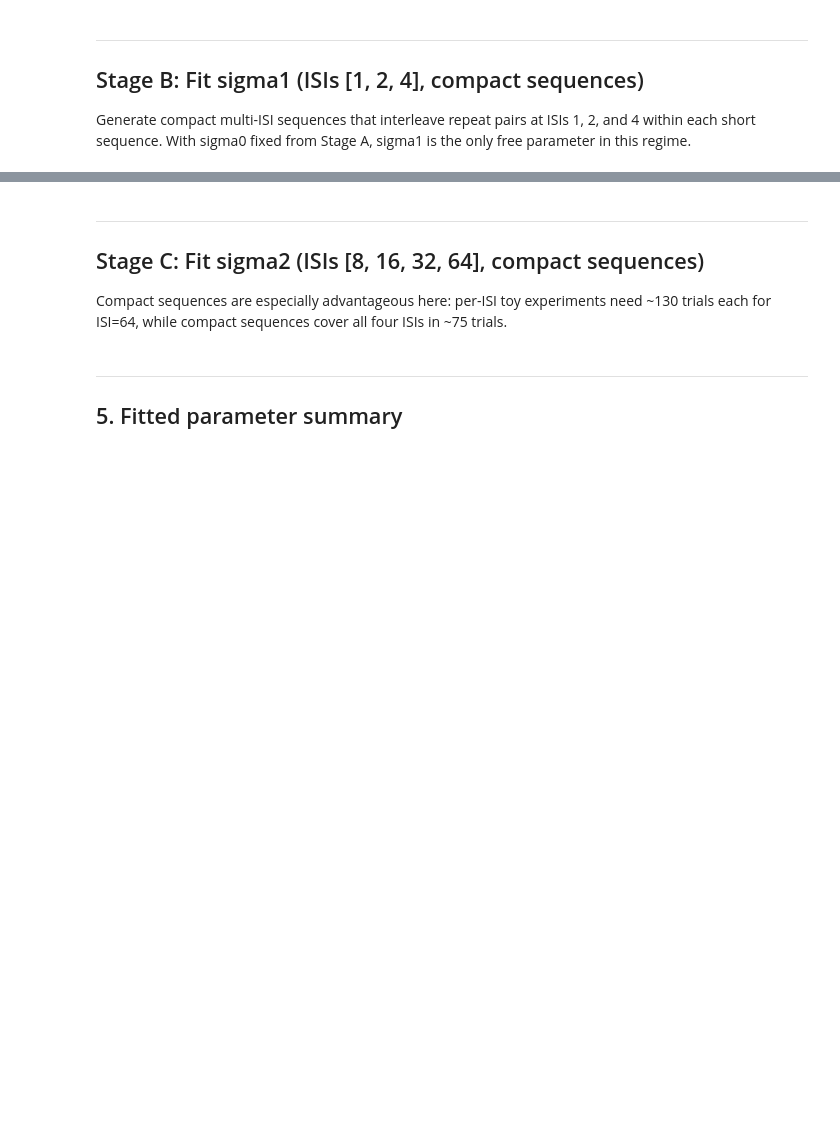
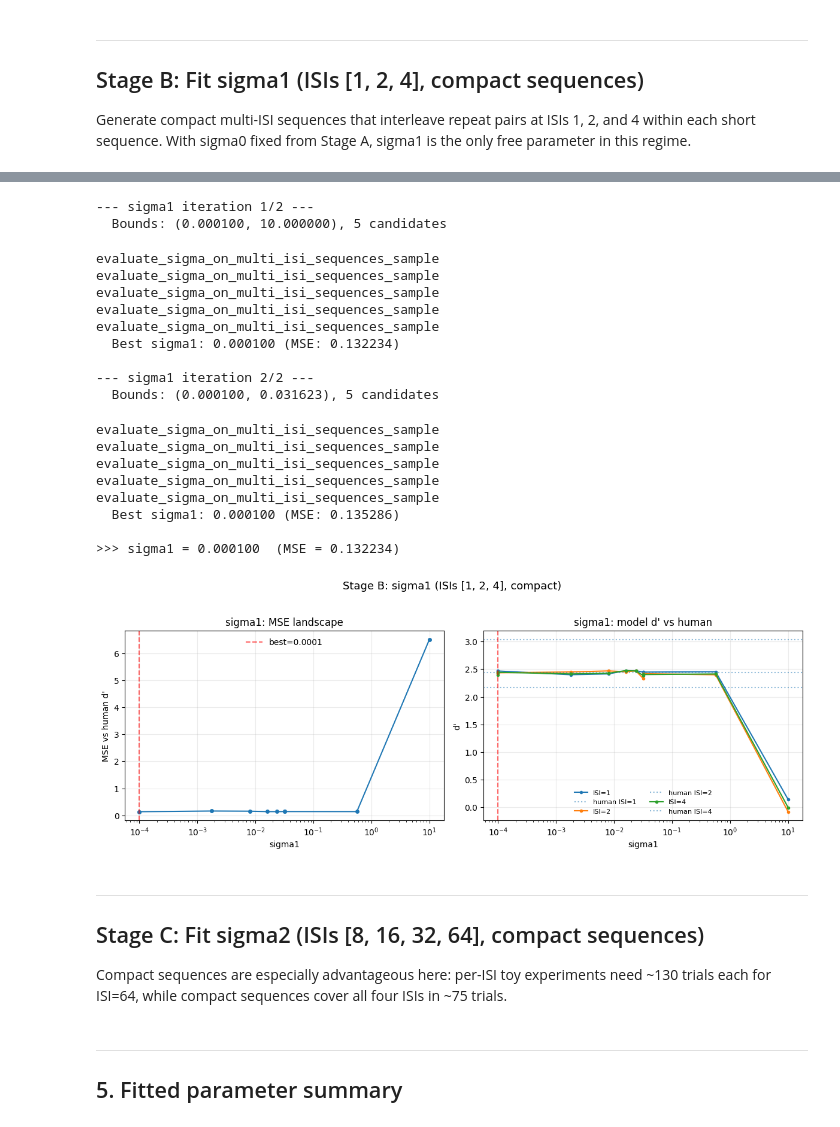
Before and after one commit to bjmedina/memory, a Jupyter notebook: notebooks/2026-03-08_three-stage-compact-fitting-v3-sparse12.ipynb, the cells around one changed output, grey strips where cells are left out. Saved outputs shown, nothing was run; the diff lists cells and outputs as text; code cells hidden in the pictures; blank space fills up the shorter version.

```diff
--- a/notebooks/2026-03-08_three-stage-compact-fitting-v3-sparse12.ipynb
+++ b/notebooks/2026-03-08_three-stage-compact-fitting-v3-sparse12.ipynb
@@ -309,31 +371,53 @@ for isi_val in SIGMA1_ISIS:
 # %%
+
 stage_b = fit_sigma_1d(
     run_experiment_fn=run_experiment_scores,
     sigma_name="sigma1",
     sigma_bounds=param_bounds["sigma1"],
-    fixed_sigmas={"sigma0": sigma0_fitted, "sigma2": sigma2_init},
+    fixed_sigmas={"sigma0": 10.0, "sigma2": sigma2_init},
     noise_mode=noise_mode,
     metric=metric,
     X0=X,
     name_to_idx=name_to_idx,
     human_dprimes_by_isi=sigma1_human,
     t_step=t_step,
     n_grid=5,
     n_mc=N_MC,
     n_refine_iters=N_REFINE_ITERS,
     seed=100_000,
     # compact mode
     experiment_list=sigma1_exps,
     isi_keys=sigma1_isi_keys,
     target_isis=SIGMA1_ISIS,
     n_seqs_per_rep=SIGMA1_N_SEQS//2,
     auroc_fn=compute_auroc_sparse12,
 )
 
 sigma1_fitted = stage_b["best_sigma"]
 print(f"\n>>> sigma1 = {sigma1_fitted:.6f}  (MSE = {stage_b['best_mse']:.6f})")
 plot_sigma_fit(stage_b, human_dprimes_by_isi=sigma1_human,
                title="Stage B: sigma1 (ISIs [1, 2, 4], compact)");
+# %% [output]
+--- sigma1 iteration 1/2 ---
+  Bounds: (0.000100, 10.000000), 5 candidates
+evaluate_sigma_on_multi_isi_sequences_sample
+evaluate_sigma_on_multi_isi_sequences_sample
+evaluate_sigma_on_multi_isi_sequences_sample
+evaluate_sigma_on_multi_isi_sequences_sample
+evaluate_sigma_on_multi_isi_sequences_sample
+  Best sigma1: 0.000100 (MSE: 0.132234)
+
+--- sigma1 iteration 2/2 ---
+  Bounds: (0.000100, 0.031623), 5 candidates
+evaluate_sigma_on_multi_isi_sequences_sample
+evaluate_sigma_on_multi_isi_sequences_sample
+evaluate_sigma_on_multi_isi_sequences_sample
+evaluate_sigma_on_multi_isi_sequences_sample
+evaluate_sigma_on_multi_isi_sequences_sample
+  Best sigma1: 0.000100 (MSE: 0.135286)
+
+>>> sigma1 = 0.000100  (MSE = 0.132234)
+[figure, added]
 # %% [markdown]
 ---
 ## Stage C: Fit sigma2 (ISIs [8, 16, 32, 64], compact sequences)
```
Also changed, not shown: parts of 7 cells of this notebook, 5 other files.
